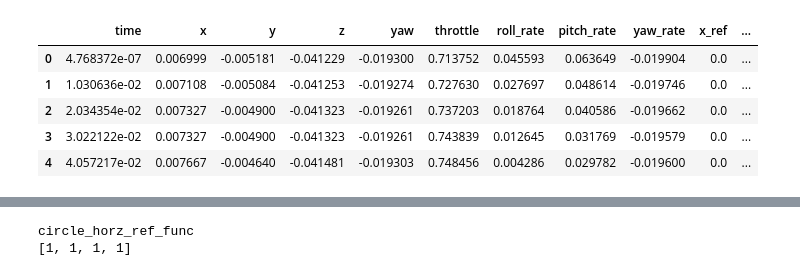
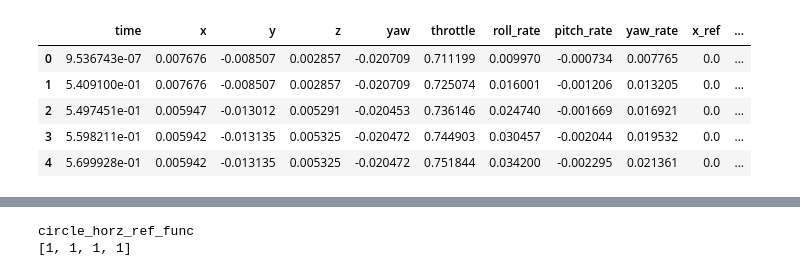
Before and after one commit to evannsm/test_stuff, a Jupyter notebook: final_wardi_files/src/quad_newton_raphson/quad_newton_raphson/data_analysis/updated_data_analysis.ipynb, the cells around one changed output, grey strips where cells are left out. Cells and saved outputs as stored; diff of their text form; code cells hidden in the pictures.

```diff
--- a/final_wardi_files/src/quad_newton_raphson/quad_newton_raphson/data_analysis/updated_data_analysis.ipynb
+++ b/final_wardi_files/src/quad_newton_raphson/quad_newton_raphson/data_analysis/updated_data_analysis.ipynb
@@ -4,20 +4,21 @@ from utils import make_plot, rmse
 # %%
 # log_file_path = 'optim_wardi_test.log'
 # log_file_path = 'regular_wardi_test.log'
 log_file_path = 'loggy.log'
-
+log_file_path = 'loggyT.log'
+# log_file_path = 'loggynoT.log'
 # Reading the .log file into a pandas DataFrame
 df_log = pd.read_csv(log_file_path, header=0, dtype={'metadata': str})
 
 # Display the first few rows to confirm successful import
 df_log.head()
 # %% [output]
 |  | time | x | y | z | yaw | throttle | roll_rate | pitch_rate | yaw_rate | x_ref | ... |
-| 0 | 4.768372e-07 | 0.006999 | -0.005181 | -0.041229 | -0.019300 | 0.713752 | 0.045593 | 0.063649 | -0.019904 | 0.0 | ... |
-| 1 | 1.030636e-02 | 0.007108 | -0.005084 | -0.041253 | -0.019274 | 0.727630 | 0.027697 | 0.048614 | -0.019746 | 0.0 | ... |
-| 2 | 2.034354e-02 | 0.007327 | -0.004900 | -0.041323 | -0.019261 | 0.737203 | 0.018764 | 0.040586 | -0.019662 | 0.0 | ... |
-| 3 | 3.022122e-02 | 0.007327 | -0.004900 | -0.041323 | -0.019261 | 0.743839 | 0.012645 | 0.031769 | -0.019579 | 0.0 | ... |
-| 4 | 4.057217e-02 | 0.007667 | -0.004640 | -0.041481 | -0.019303 | 0.748456 | 0.004286 | 0.029782 | -0.019600 | 0.0 | ... |
+| 0 | 9.536743e-07 | 0.007676 | -0.008507 | 0.002857 | -0.020709 | 0.711199 | 0.009970 | -0.000734 | 0.007765 | 0.0 | ... |
+| 1 | 5.409100e-01 | 0.007676 | -0.008507 | 0.002857 | -0.020709 | 0.725074 | 0.016001 | -0.001206 | 0.013205 | 0.0 | ... |
+| 2 | 5.497451e-01 | 0.005947 | -0.013012 | 0.005291 | -0.020453 | 0.736146 | 0.024740 | -0.001669 | 0.016921 | 0.0 | ... |
+| 3 | 5.598211e-01 | 0.005942 | -0.013135 | 0.005325 | -0.020472 | 0.744903 | 0.030457 | -0.002044 | 0.019532 | 0.0 | ... |
+| 4 | 5.699928e-01 | 0.005942 | -0.013135 | 0.005325 | -0.020472 | 0.751844 | 0.034200 | -0.002295 | 0.021361 | 0.0 | ... |
 # %%
 print(f"This data comes from: {df_log['metadata'][0]}")
 print(f"Predictor was: {df_log['metadata'][1]}")
```
Also changed, not shown: parts of 2 cells of this notebook, 6 other files.
